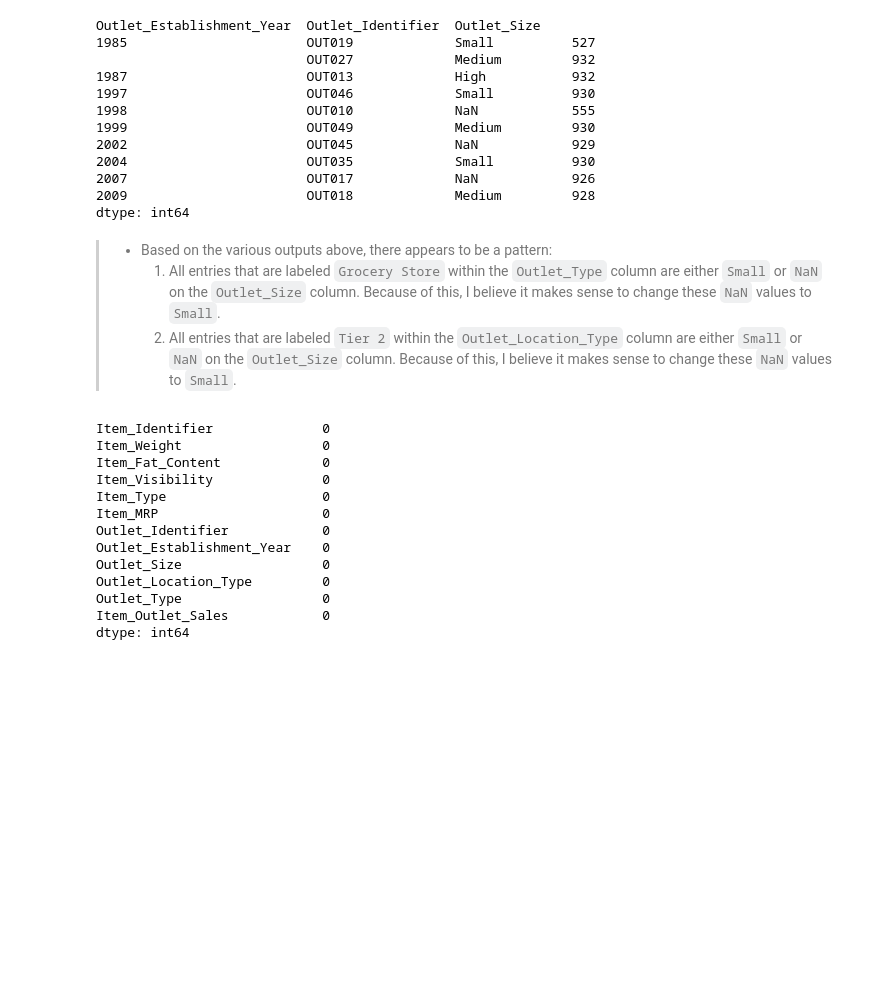
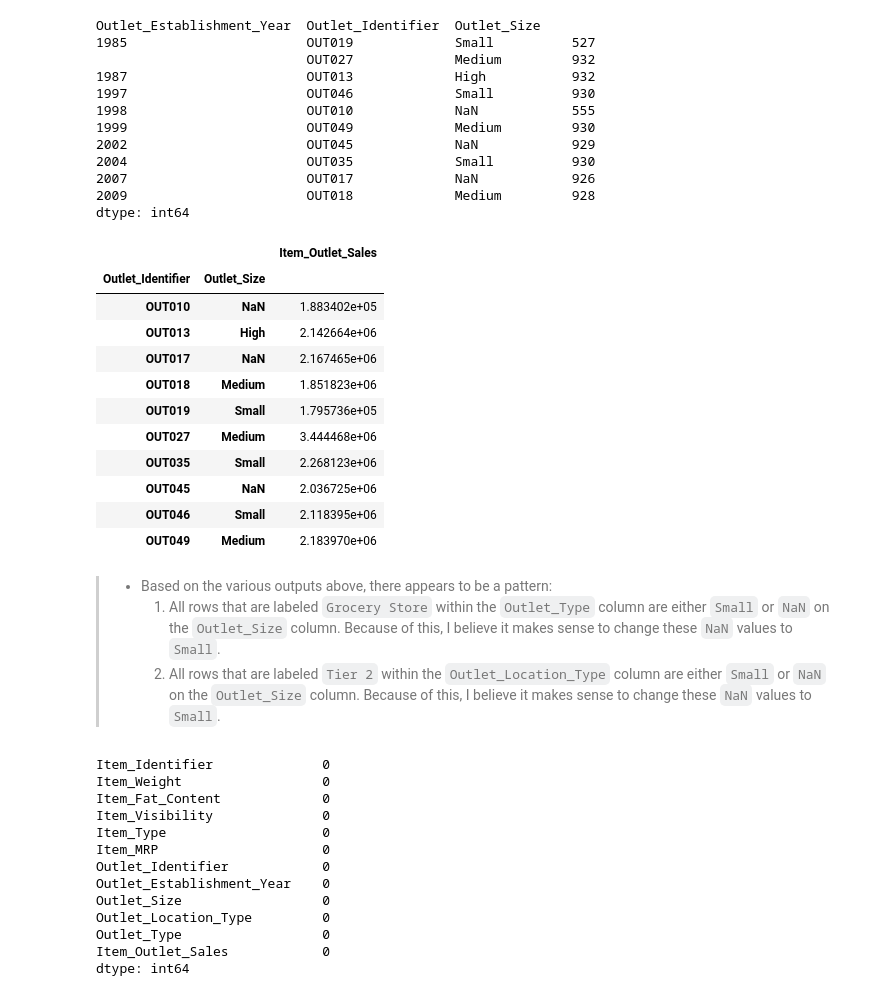
Before and after one commit to john-a-dixon/forecasting-food-sales, a Jupyter notebook: forecasting-food-sales.ipynb, the cells around one changed output. Drawn from its saved outputs; the diff is of its cells as text; code cells hidden in the pictures; blank space fills up the shorter version.

```diff
--- a/forecasting-food-sales.ipynb
+++ b/forecasting-food-sales.ipynb
@@ -344,8 +351,23 @@ Outlet_Establishment_Year  Outlet_Identifier  Outlet_Size
 2007                       OUT017             NaN            926
 2009                       OUT018             Medium         928
 dtype: int64
+# %%
+food_sales_df.groupby(['Outlet_Identifier', 'Outlet_Size'], dropna=False)[['Item_Outlet_Sales']].sum()
+# %% [output]
+|  |  | Item_Outlet_Sales |
+| Outlet_Identifier | Outlet_Size |  |
+| OUT010 | NaN | 1.883402e+05 |
+| OUT013 | High | 2.142664e+06 |
+| OUT017 | NaN | 2.167465e+06 |
+| OUT018 | Medium | 1.851823e+06 |
+| OUT019 | Small | 1.795736e+05 |
+| OUT027 | Medium | 3.444468e+06 |
+| OUT035 | Small | 2.268123e+06 |
+| OUT045 | NaN | 2.036725e+06 |
+| OUT046 | Small | 2.118395e+06 |
+| OUT049 | Medium | 2.183970e+06 |
 # %% [markdown]
 > * Based on the various outputs above, there appears to be a pattern:
->   1. All entries that are labeled `Grocery Store` within the `Outlet_Type` column are either `Small` or `NaN` on the `Outlet_Size` column. Because of this, I believe it makes sense to change these `NaN` values to `Small`.
->   2. All entries that are labeled `Tier 2` within the `Outlet_Location_Type` column are either `Small` or `NaN` on the `Outlet_Size` column. Because of this, I believe it makes sense to change these `NaN` values to `Small`.
+>   1. All rows that are labeled `Grocery Store` within the `Outlet_Type` column are either `Small` or `NaN` on the `Outlet_Size` column. Because of this, I believe it makes sense to change these `NaN` values to `Small`.
+>   2. All rows that are labeled `Tier 2` within the `Outlet_Location_Type` column are either `Small` or `NaN` on the `Outlet_Size` column. Because of this, I believe it makes sense to change these `NaN` values to `Small`.
 # %%
```
Also changed, not shown: parts of 13 cells of this notebook.
